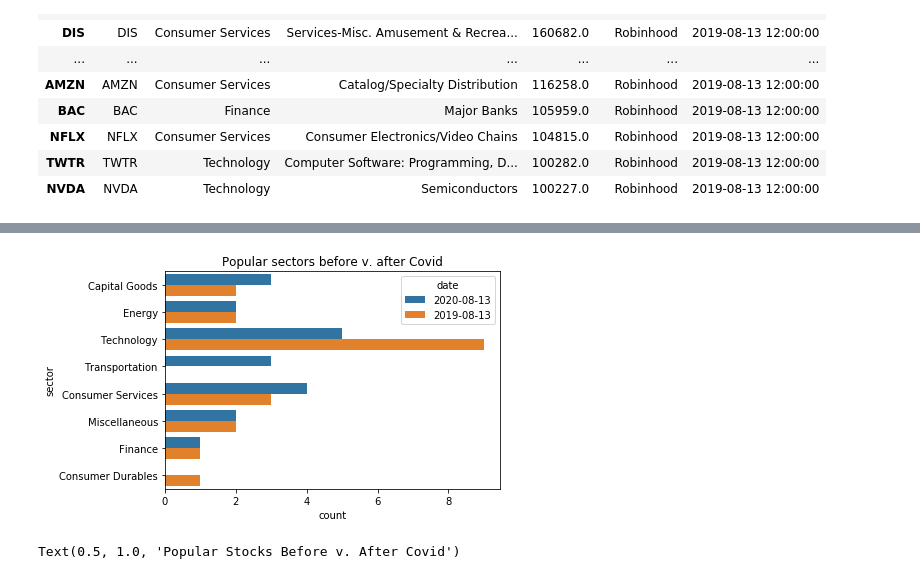
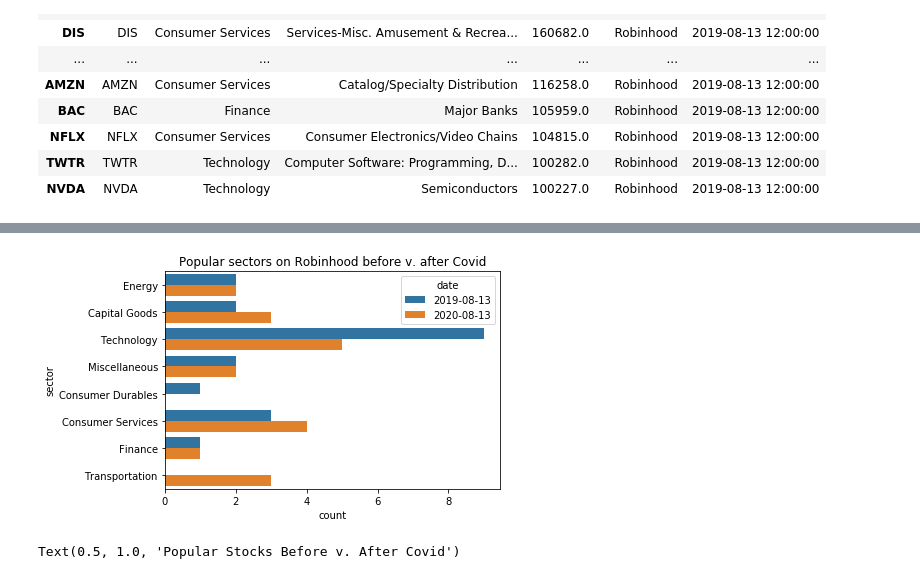
Before and after one commit to DS4A-mathemagicians/robintrack, a Jupyter notebook: robintrack analysis.ipynb, the cells around one changed output, grey strips where cells are left out. Drawn from its saved outputs; the diff is of its cells as text; code cells hidden in the pictures.

```diff
--- a/robintrack analysis.ipynb
+++ b/robintrack analysis.ipynb
@@ -2092,11 +2155,11 @@ popular_tickers.index = np.arange(40)
 # %%
 popular_tickers['date'] = popular_tickers['timestamp'].apply(lambda x: x.date())
 # %%
-sns.countplot(y = 'sector', hue = 'date', data = popular_tickers)
-plt.title("Popular sectors before v. after Covid")
+sns.countplot(y = 'sector', hue = 'date', data = pd.concat([popular_tickers[20:], popular_tickers[:20]]))
+plt.title("Popular sectors on Robinhood before v. after Covid")
 plt.savefig(cwd + "/figures/robinhood_popular_sectors.png")
 # %% [output]
-[figure, old version]
+[figure, new version]
 # %%
 top_10_bc_ac = pd.concat([popular_tickers.iloc[:10], popular_tickers.iloc[20:30]], axis = 0)
 # %%
```
Also changed, not shown: parts of 28 cells of this notebook.
